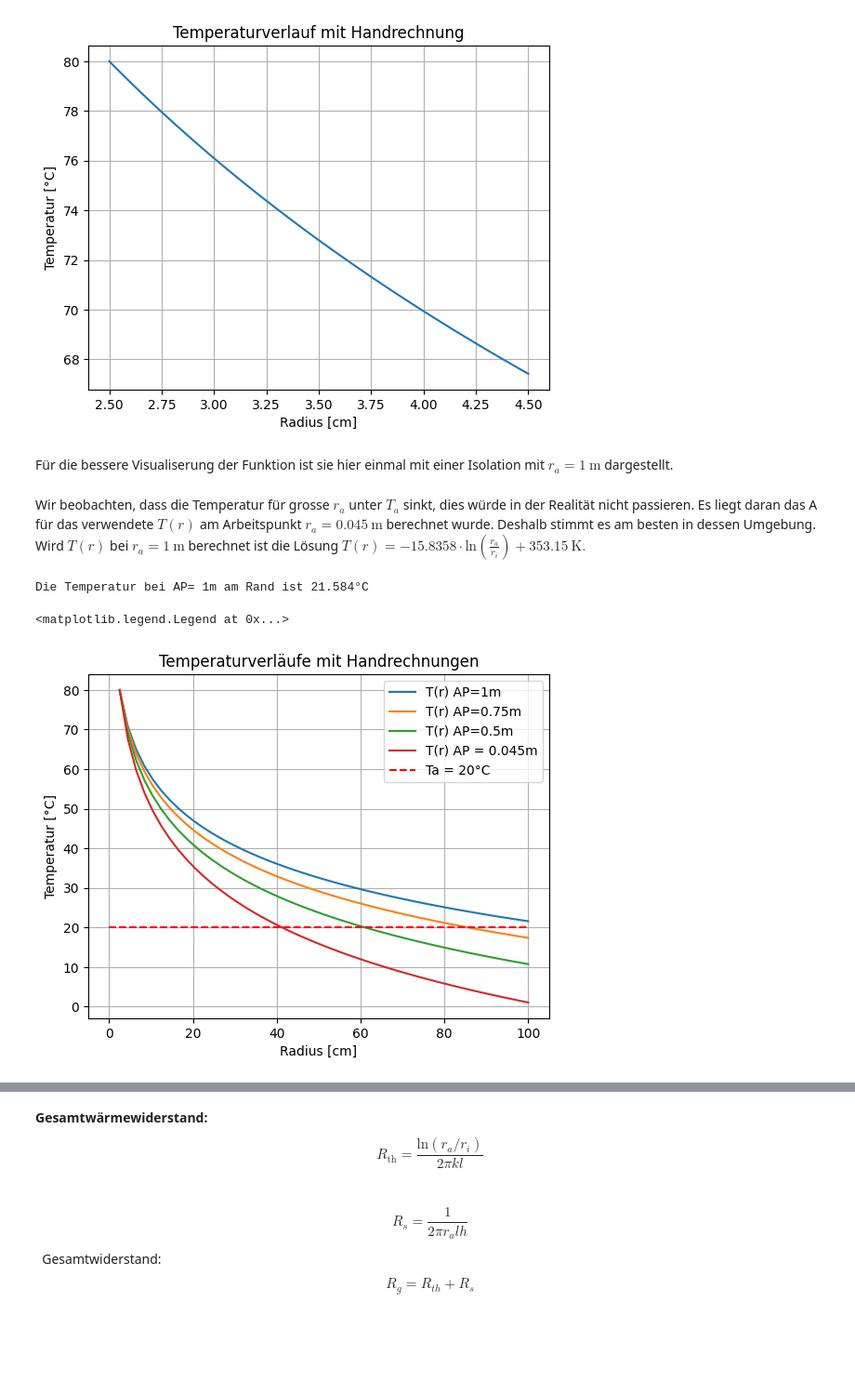
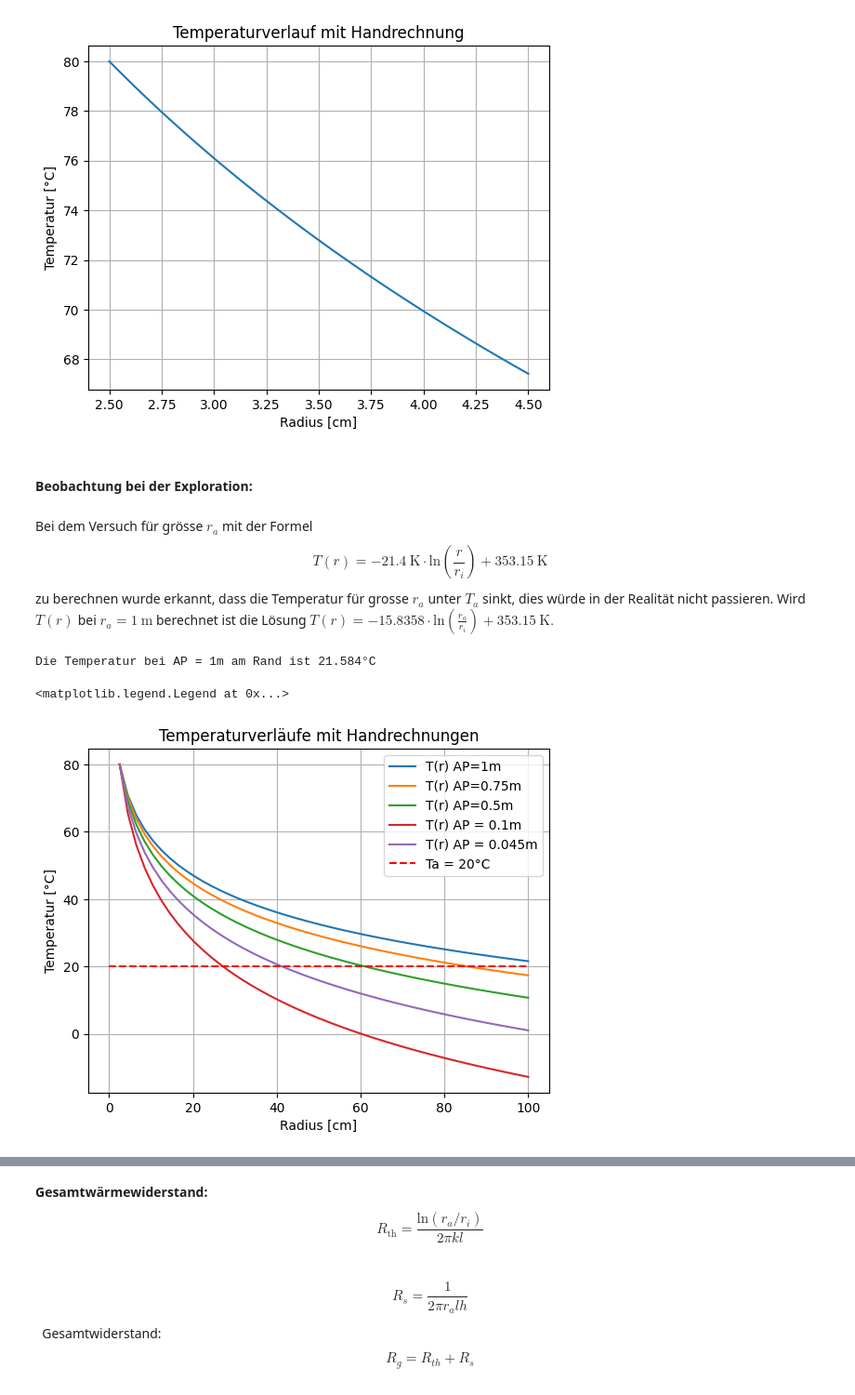
Before and after one commit to HansPeter21/CoP_Abgabe, a Jupyter notebook: Bericht_Mauro_Schegg.ipynb, the cells around one changed output, grey strips where cells are left out. Shown at 93% size. Cells and saved outputs as stored; diff of their text form; code cells hidden in the pictures; blank space fills up the shorter version.

```diff
--- a/Bericht_Mauro_Schegg.ipynb
+++ b/Bericht_Mauro_Schegg.ipynb
@@ -134,34 +134,39 @@ plt.title("Temperaturverlauf mit Handrechnung")
 # %% [output]
 Text(0.5, 1.0, 'Temperaturverlauf mit Handrechnung')
 [figure]
-# %% [markdown]
-Für die bessere Visualiserung der Funktion ist sie hier einmal mit einer Isolation mit $r_a =  1~\text{m} $ dargestellt.
+# %% [markdown]
+#### Beobachtung bei der Exploration:
 # %% [markdown]
-Wir beobachten, dass die Temperatur für grosse $r_a$ unter $T_a$ sinkt, dies würde in der Realität nicht passieren. Es liegt daran das A für das verwendete $T(r)$
- am Arbeitspunkt $r_a = 0.045~\text{m}$ berechnet wurde. Deshalb stimmt es am besten in dessen Umgebung. Wird $T(r)$ bei $r_a = 1~\text{m}$ berechnet ist die Lösung $T(r) = -15.8358 \cdot \text{ln}(\frac{r_a}{r_i})+353.15~\text{K}.$
+Bei dem Versuch für grösse $r_a$ mit der Formel
+$$T(r) = -21.4~\text{K} \cdot \text{ln}(\frac{r}{r_i}) + 353.15~\text{K}$$
+zu berechnen wurde erkannt, dass die Temperatur für grosse $r_a$ unter $T_a$ sinkt, dies würde in der Realität nicht passieren. Wird $T(r)$ bei $r_a = 1~\text{m}$ berechnet ist die Lösung $T(r) = -15.8358 \cdot \text{ln}(\frac{r_a}{r_i})+353.15~\text{K}.$
 # %%
 # T(r) beim Arbeitspunkt ra = 1 m
 T1m = lambda r: -15.8358 *np.log(r/0.025)+80
 # T(r) beim Arbeitspunkt ra = 0.5 m
 T5 = lambda r: -18.775 *np.log(r/0.025)+80
 # T(r) beim Arbeitspunkt ra = 0.75 m
 T75 = lambda r: -16.9754 *np.log(r/0.025)+80
+# T(r) beim Arbeitspunkt ra = 0.75 m
+T01 = lambda r: -25.1436 *np.log(r/0.025)+80
+
 # ra von ri bis 1m
 r1 = np.linspace(0.025,1)
 plt.plot(r1*100,T1m(r1),label="T(r) AP=1m")
 plt.plot(r1*100,T75(r1),label="T(r) AP=0.75m")
 plt.plot(r1*100,T5(r1),label="T(r) AP=0.5m")
+plt.plot(r1*100,T01(r1),label="T(r) AP = 0.1m")
 plt.plot(r1*100,T(r1),label="T(r) AP = 0.045m")
 plt.hlines(y=20,xmin=0,xmax=100,colors="red",linestyles="--",label=f"Ta = 20°C")
 # Ausgabe der Randtemperatur.
-print(f"Die Temperatur bei AP= 1m am Rand ist {round(min(T1m(r1)),3)}°C")
+print(f"Die Temperatur bei AP = 1m am Rand ist {round(min(T1m(r1)),3)}°C")
 plt.grid()
 plt.ylabel("Temperatur [°C]")
 plt.xlabel("Radius [cm]")
 plt.title("Temperaturverläufe mit Handrechnungen")
 plt.legend()
 # %% [output]
-Die Temperatur bei AP= 1m am Rand ist 21.584°C
+Die Temperatur bei AP = 1m am Rand ist 21.584°C
 <matplotlib.legend.Legend at 0x...>
-[figure, old version]
+[figure, new version]
 # %% [markdown]
```
Also changed, not shown: parts of 15 cells of this notebook, 1 other file.
